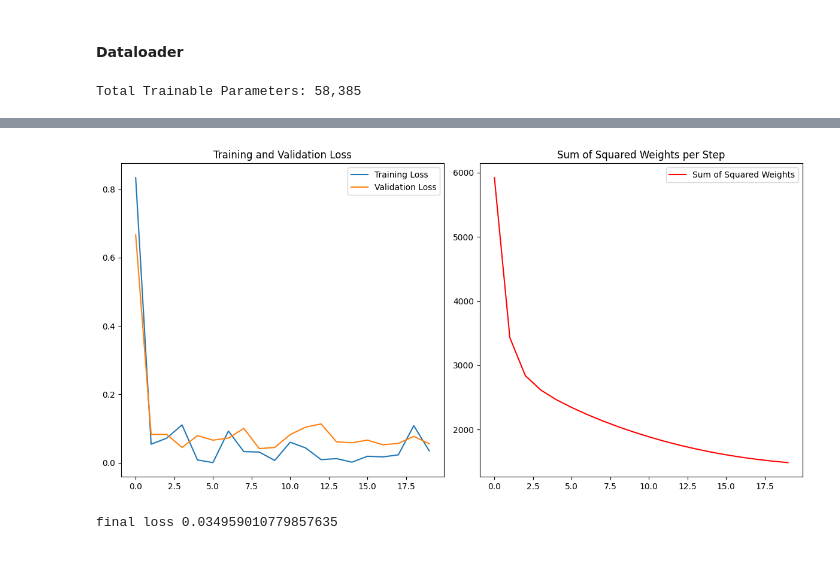
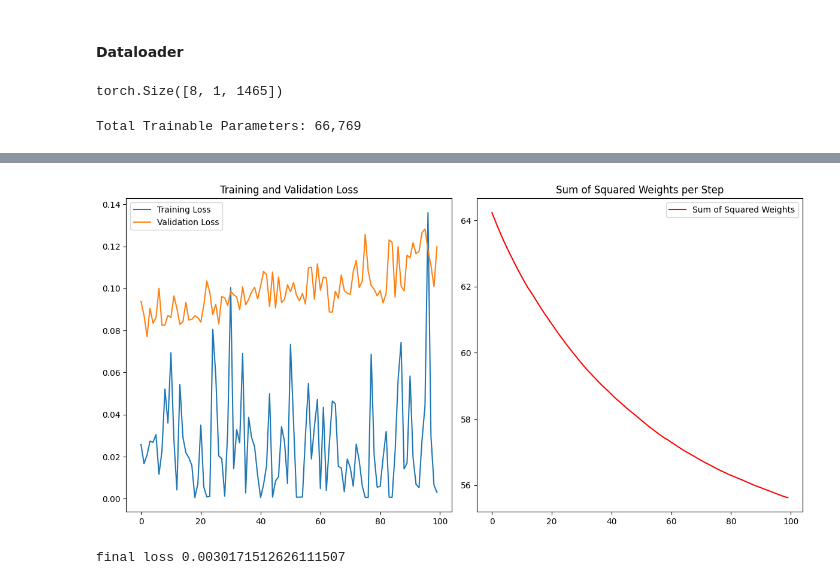
Before and after one commit to georgevenven/canary_song_detector, a Jupyter notebook: tweety_detector.ipynb, the cells around one changed output, grey strips where cells are left out. Saved outputs shown, nothing was run; the diff lists cells and outputs as text; code cells hidden in the pictures.

```diff
--- a/tweety_detector.ipynb
+++ b/tweety_detector.ipynb
@@ -158,6 +155,11 @@ train_dataset = DetectorDataClass(train_dir)
 test_dataset = DetectorDataClass(test_dir)
 train_loader = DataLoader(train_dataset, batch_size=8, shuffle=True, collate_fn=collate_fn)
 test_loader = DataLoader(test_dataset, batch_size=8, shuffle=True, collate_fn=collate_fn)
+# %%
+spec, labels, song, amplitude = next(iter(train_loader))
+print(amplitude.shape)
+# %% [output]
+torch.Size([8, 1, 1465])
 # %%
 class aviaBERT(nn.Module):
     def __init__(self, d_transformer, nhead_transformer, embedding_dim, num_labels, tau=0.1, dropout=0.1, transformer_layers=1,dim_feedforward=32):
@@ -166,18 +168,22 @@ class aviaBERT(nn.Module):
         self.num_labels = num_labels
         self.dropout = dropout
 
-        # TweetyNet Front End
-        self.conv1 = nn.Conv2d(in_channels=1, out_channels=32, kernel_size=(5, 5), stride=1, padding=2)
-        self.pool1 = nn.MaxPool2d(kernel_size=(8, 1), stride=(8, 1))
-        self.conv2 = nn.Conv2d(in_channels=32, out_channels=64, kernel_size=(5, 5), stride=1, padding=2)
-        self.pool2 = nn.MaxPool2d(kernel_size=(8, 1), stride=(8, 1))
+        # # TweetyNet Front End
+        # self.conv1 = nn.Conv2d(in_channels=1, out_channels=32, kernel_size=(5, 5), stride=1, padding=2)
+        # self.pool1 = nn.MaxPool2d(kernel_size=(8, 1), stride=(8, 1))
+        # self.conv2 = nn.Conv2d(in_channels=32, out_channels=64, kernel_size=(5, 5), stride=1, padding=2)
+        # self.pool2 = nn.MaxPool2d(kernel_size=(8, 1), stride=(8, 1))
+
+        # 1d version
+        self.conv1 = nn.Conv1d(in_channels=1, out_channels=32, kernel_size=15, stride=1, padding=7)
+        self.conv2 = nn.Conv1d(in_channels=32, out_channels=64, kernel_size=31, stride=1, padding=15)
 
         # Positional Encoding
         self.pos_conv1 = nn.Conv1d(d_transformer, d_transformer, kernel_size=3, padding=1, dilation=1)
         self.pos_conv2 = nn.Conv1d(d_transformer, d_transformer, kernel_size=3, padding=2, dilation=2)
 
         # transformer
-        self.transformerProjection = nn.Linear(512, d_transformer)
+        self.transformerProjection = nn.Linear(64, d_transformer)
         self.encoder_layer = nn.TransformerEncoderLayer(d_model=d_transformer, nhead=nhead_transformer, batch_first=True, dim_feedforward=dim_feedforward)
         self.transformer_encoder = nn.TransformerEncoder(self.encoder_layer, num_layers=transformer_layers)
         self.transformerDeProjection = nn.Linear(d_transformer, embedding_dim)
@@ -190,10 +196,10 @@ class aviaBERT(nn.Module):
 
     def feature_extractor_forward(self, x):
         x = F.relu(self.conv1(x))
-        x = self.pool1(x)
+        # x = self.pool1(x)
         x = F.relu(self.conv2(x))
-        x = self.pool2(x)
-        x = x.flatten(1,2)
+        # x = self.pool2(x)
+        # x = x.flatten(1,2)
         return x
 
     def transformer_forward(self, x):
@@ -285,7 +291,7 @@ detailed_count_parameters(model)
 model = model.to(device)
 optimizer = torch.optim.Adam(model.parameters(), lr=learning_rate, weight_decay=0.005)
 # %% [output]
-Total Trainable Parameters: 58,385
+Total Trainable Parameters: 66,769
 # %%
 class ModelTrainer:
     def __init__(self, model, train_loader, test_loader, optimizer, device, max_steps=10000, eval_interval=2000):
@@ -318,13 +324,15 @@ class ModelTrainer:
         total_frame_error = 0
         num_val_batches = 0
         with torch.no_grad():
-            for i, (spec, label, song) in enumerate(self.test_loader):
-                if i > 100:
+            for i, (spec, label, song, amplitude) in enumerate(self.test_loader):
+                if i > self.eval_interval:
                     break
-                spec = spec.to(self.device)
+                # spec = spec.to(self.device)
+                amplitude = amplitude.to(device)
                 label = label.to(self.device)
 
-                output = self.model.forward(spec)
+                # output = self.model.forward(spec)
+                output = self.model.forward(amplitude)
                 weights = torch.ones(size=(song.shape[0],), requires_grad=True).to(self.device)
                 weights = torch.where(song == True, 4.0, 1.0)
                 loss = self.model.BCE_loss(y_pred = output.squeeze(2), y_true=label, weights=weights)
@@ -340,15 +348,17 @@ class ModelTrainer:
         train_iter = iter(self.train_loader)
         while step < self.max_steps:
             try:
-                spec, label, song = next(train_iter)
+                spec, label, song, amplitude = next(train_iter)
             except StopIteration:
                 train_iter = iter(self.train_loader)
-                spec, label, song = next(train_iter)
+                spec, label, song, amplitude = next(train_iter)
 
-            spec = spec.to(self.device)
+            # spec = spec.to(self.device)
+            amplitude = amplitude.to(device)
             label = label.to(self.device)
 
-            output = self.model.forward(spec)
+            # output = self.model.forward(spec)
+            output = self.model.forward(amplitude)
             weights = torch.ones(size=(song.shape[0],), requires_grad=True).to(self.device)
             weights = torch.where(song == True, 4.0, 1.0)
             loss = self.model.BCE_loss(y_pred = output.squeeze(2), y_true=label, weights=weights)
@@ -384,7 +394,7 @@ class ModelTrainer:
         plt.show()
 
 # Usage:
-trainer = ModelTrainer(model, train_loader, test_loader, optimizer, device, max_steps=10000, eval_interval=2000)
+trainer = ModelTrainer(model, train_loader, test_loader, optimizer, device, max_steps=100000, eval_interval=1000)
 trainer.train()
 trainer.plot_results()
 print(f"final loss {trainer.loss_list[-1]}")
@@ -412,2 +419,2 @@ Step [9500/10000], Training Loss: 3.50e-02, Validation Loss: 5.56e-02, Frame Err
-[figure, old version]
+[figure, new version]
-final loss 0.034959010779857635
+final loss 0.0030171512626111507
```
Also changed, not shown: parts of 5 cells of this notebook, 2 other files.
